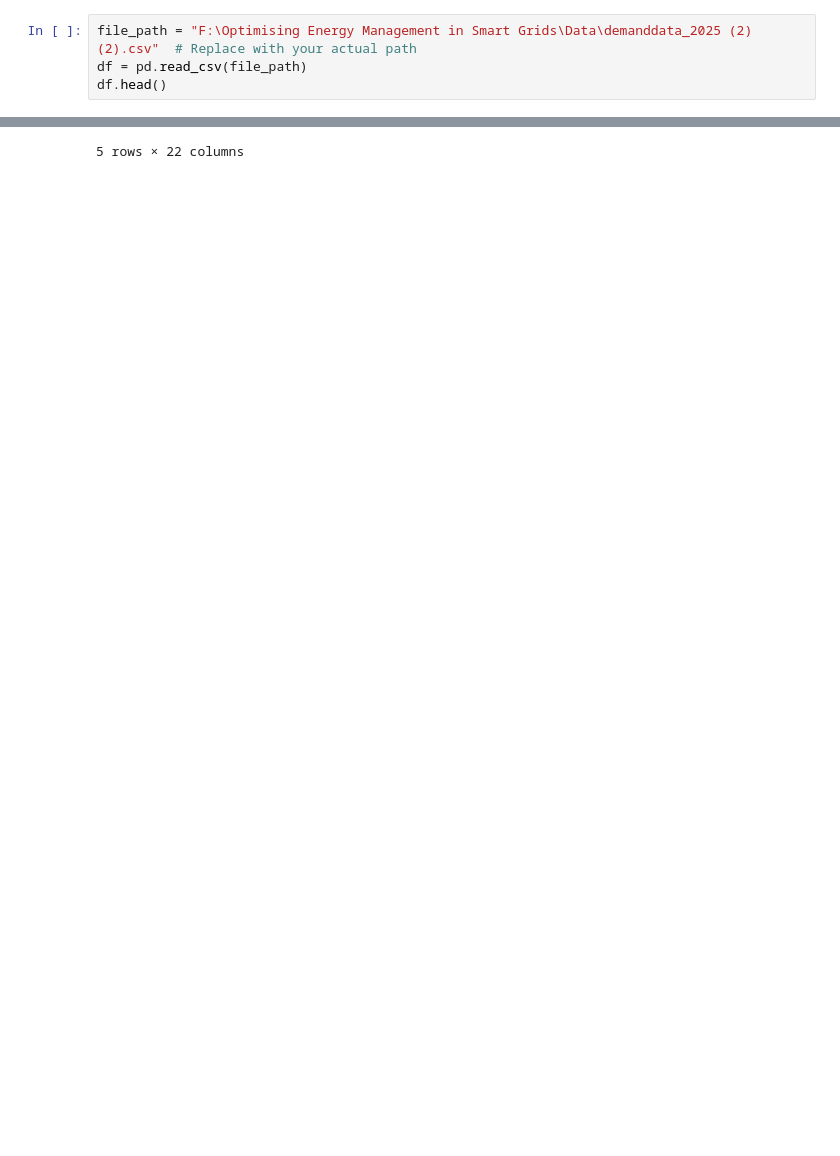
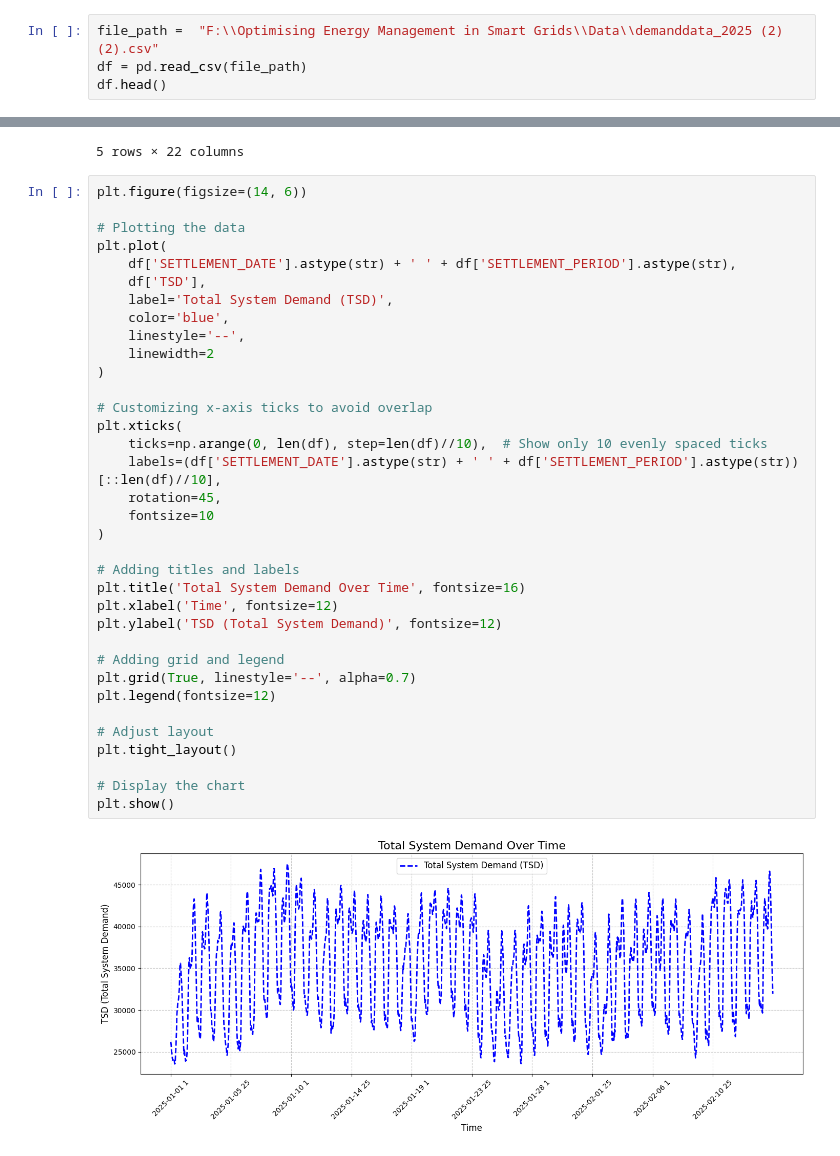
Before and after one commit to MachineLearning161/Optimising-Energy-Management-in-Smart-Grids, a Jupyter notebook: Notebook/main.ipynb, the cells around one changed output, grey strips where cells are left out. Saved outputs shown, nothing was run; the diff lists cells and outputs as text; blank space fills up the shorter version.

```diff
--- a/Notebook/main.ipynb
+++ b/Notebook/main.ipynb
@@ -26,7 +14,7 @@ from tensorflow.keras.models import Sequential
 from tensorflow.keras.layers import LSTM, Dense, Conv1D, MaxPooling1D, Flatten
 from sklearn.preprocessing import MinMaxScaler
 # %%
-file_path = "F:\Optimising Energy Management in Smart Grids\Data\demanddata_2025 (2)(2).csv"  # Replace with your actual path
+file_path =  "F:\\Optimising Energy Management in Smart Grids\\Data\\demanddata_2025 (2)(2).csv"
 df = pd.read_csv(file_path)
 df.head()
 # %% [output]
@@ -37,3 +25,40 @@ df.head()
 | 3 | 2025-01-01 | 4 | 20473 | 24988 | 19460 | 5115 | ... |
 | 4 | 2025-01-01 | 5 | 19634 | 24912 | 18654 | 5080 | ... |
 5 rows × 22 columns
+# %%
+plt.figure(figsize=(14, 6))
+
+# Plotting the data
+plt.plot(
+    df['SETTLEMENT_DATE'].astype(str) + ' ' + df['SETTLEMENT_PERIOD'].astype(str),
+    df['TSD'],
+    label='Total System Demand (TSD)',
+    color='blue',
+    linestyle='--',
+    linewidth=2
+)
+
+# Customizing x-axis ticks to avoid overlap
+plt.xticks(
+    ticks=np.arange(0, len(df), step=len(df)//10),  # Show only 10 evenly spaced ticks
+    labels=(df['SETTLEMENT_DATE'].astype(str) + ' ' + df['SETTLEMENT_PERIOD'].astype(str))[::len(df)//10],
+    rotation=45,
+    fontsize=10
+)
+
+# Adding titles and labels
+plt.title('Total System Demand Over Time', fontsize=16)
+plt.xlabel('Time', fontsize=12)
+plt.ylabel('TSD (Total System Demand)', fontsize=12)
+
+# Adding grid and legend
+plt.grid(True, linestyle='--', alpha=0.7)
+plt.legend(fontsize=12)
+
+# Adjust layout
+plt.tight_layout()
+
+# Display the chart
+plt.show()
+# %% [output]
+[figure, added]
```
Also changed, not shown: parts of 11 cells of this notebook, 1 other file.
